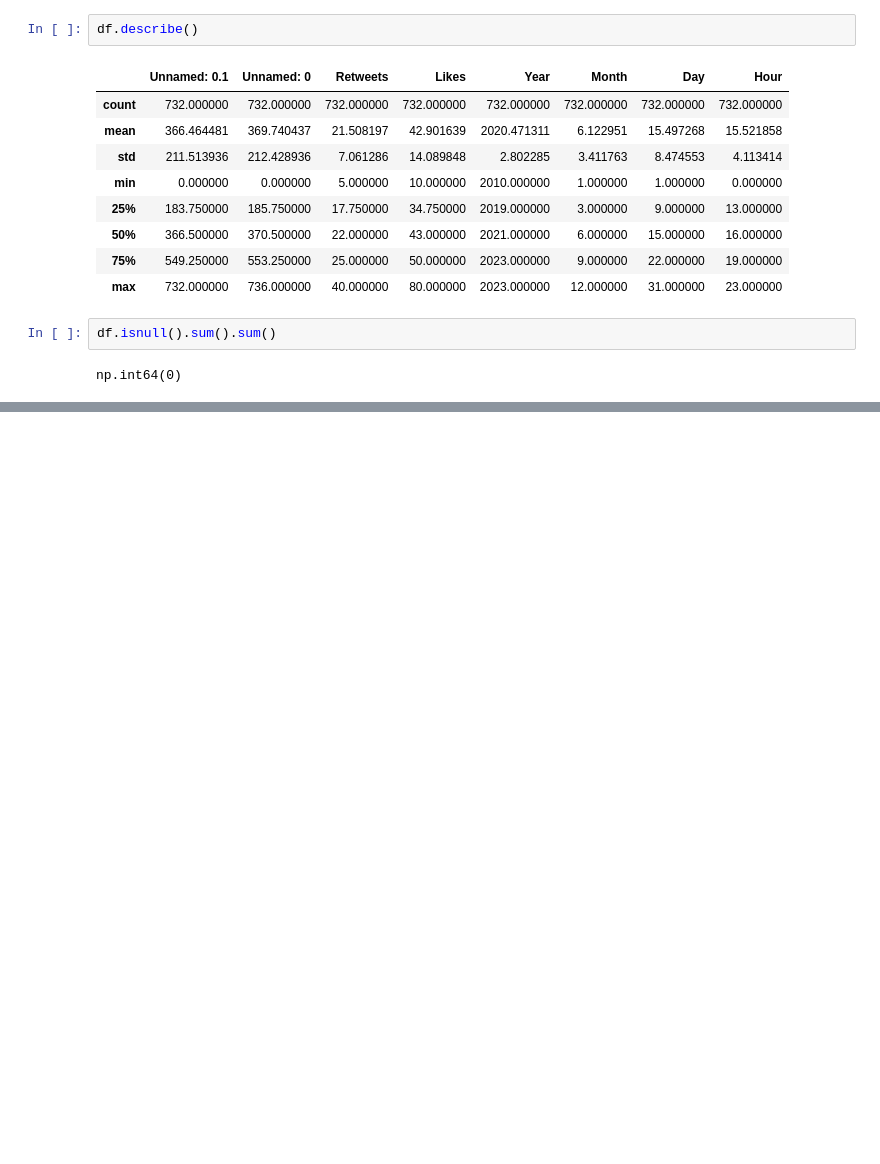
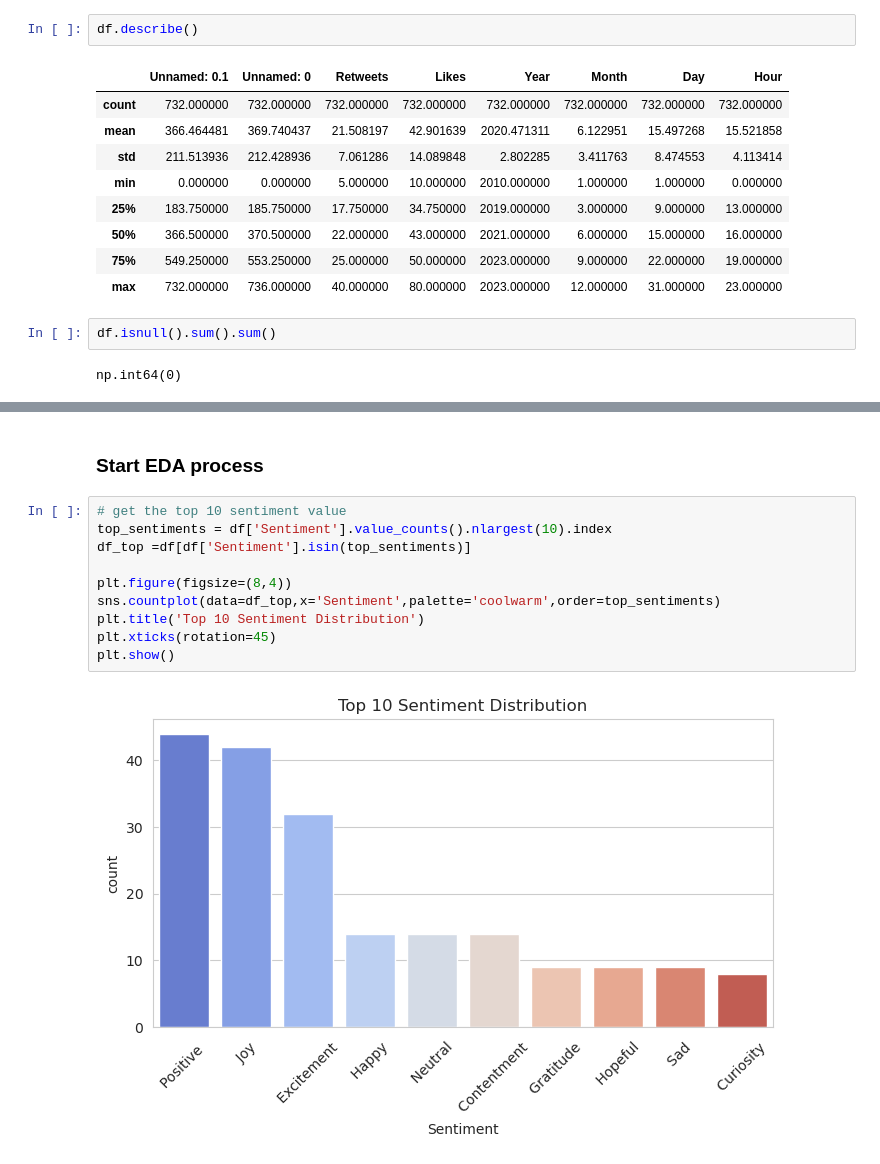
Before and after one commit to mmiskatul/Sentimant-Analysis, a Jupyter notebook: analysis-data.ipynb, the cells around one changed output, grey strips where cells are left out. Cells and saved outputs as stored; diff of their text form; blank space fills up the shorter version.

Commit message:
plot the countplot with top 10 sentiment value

```diff
--- a/analysis-data.ipynb
+++ b/analysis-data.ipynb
@@ -77,0 +94,14 @@ np.int64(0)
+# %% [markdown]
+### Start EDA process
+# %%
+# get the top 10 sentiment value
+top_sentiments = df['Sentiment'].value_counts().nlargest(10).index
+df_top =df[df['Sentiment'].isin(top_sentiments)]
+
+plt.figure(figsize=(8,4))
+sns.countplot(data=df_top,x='Sentiment',palette='coolwarm',order=top_sentiments)
+plt.title('Top 10 Sentiment Distribution')
+plt.xticks(rotation=45)
+plt.show()
+# %% [output]
+[figure, added]
```
Also changed, not shown: parts of 1 cell of this notebook.
